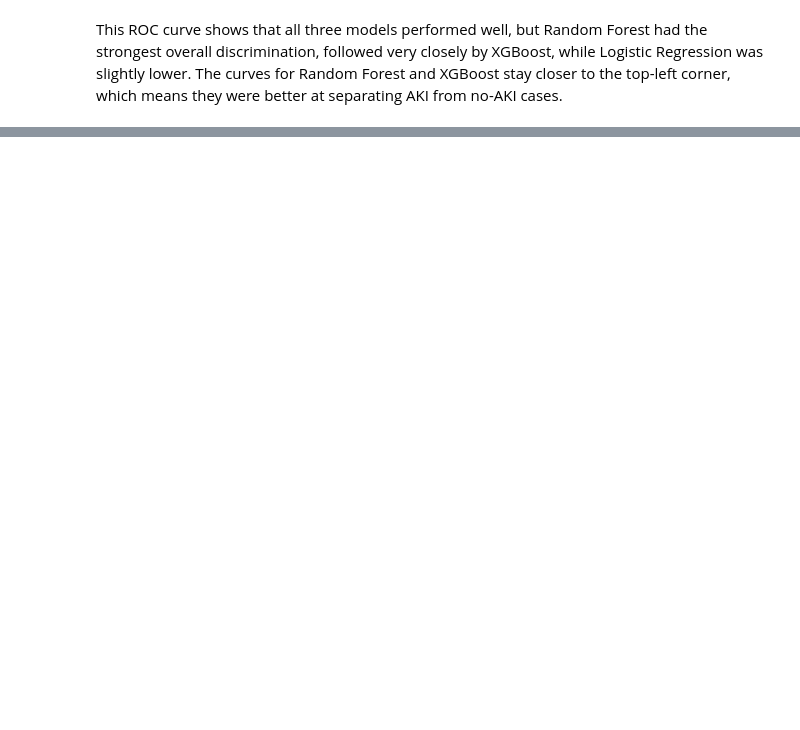
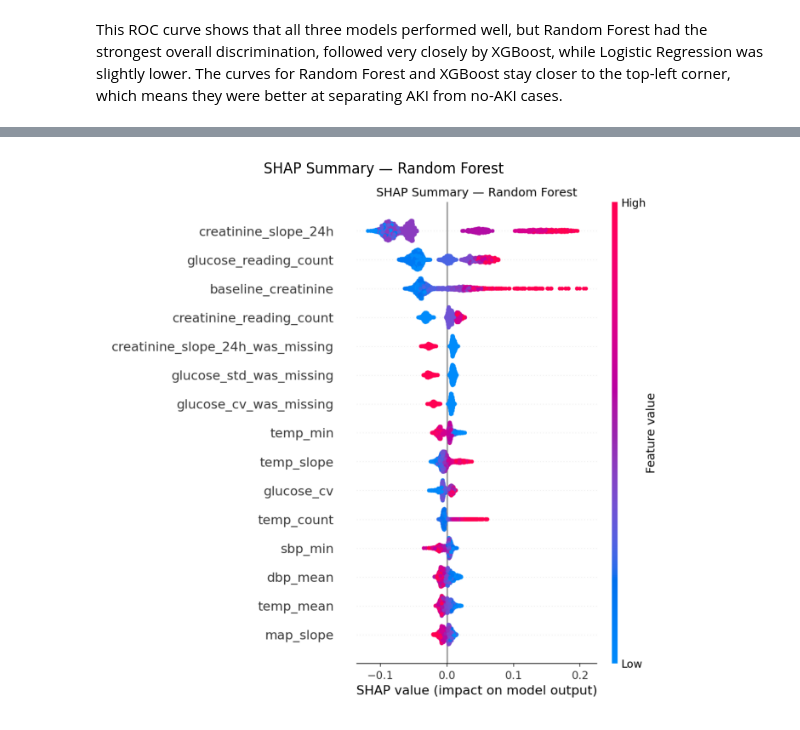
Before and after one commit to omiiii274/AKI-Prediction-in-Type-2-Diabetes-Patient-, a Jupyter notebook: notebooks/explore_data.ipynb, the cells around one changed output, grey strips where cells are left out. Saved outputs shown, nothing was run; the diff lists cells and outputs as text; code cells hidden in the pictures; blank space fills up the shorter version.

```diff
--- a/notebooks/explore_data.ipynb
+++ b/notebooks/explore_data.ipynb
@@ -932,0 +1039,9 @@ This ROC curve shows that all three models performed well, but Random Forest had
+# %%
+img_rf_summary = Image.open("../app_assets/shap/rf_shap_summary.png")
+plt.figure(figsize=(10, 8))
+plt.imshow(img_rf_summary)
+plt.axis('off')
+plt.title("SHAP Summary — Random Forest")
+plt.show()
+# %% [output]
+[figure, added]
```
Also changed, not shown: parts of 15 cells of this notebook, 12 other files.
